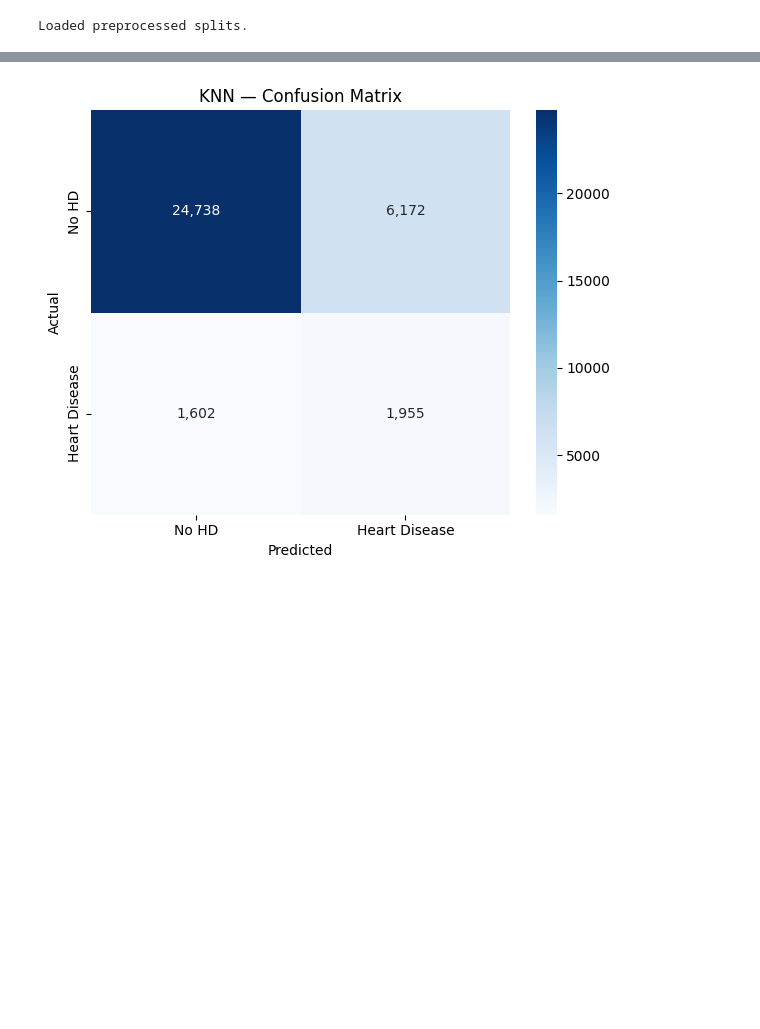
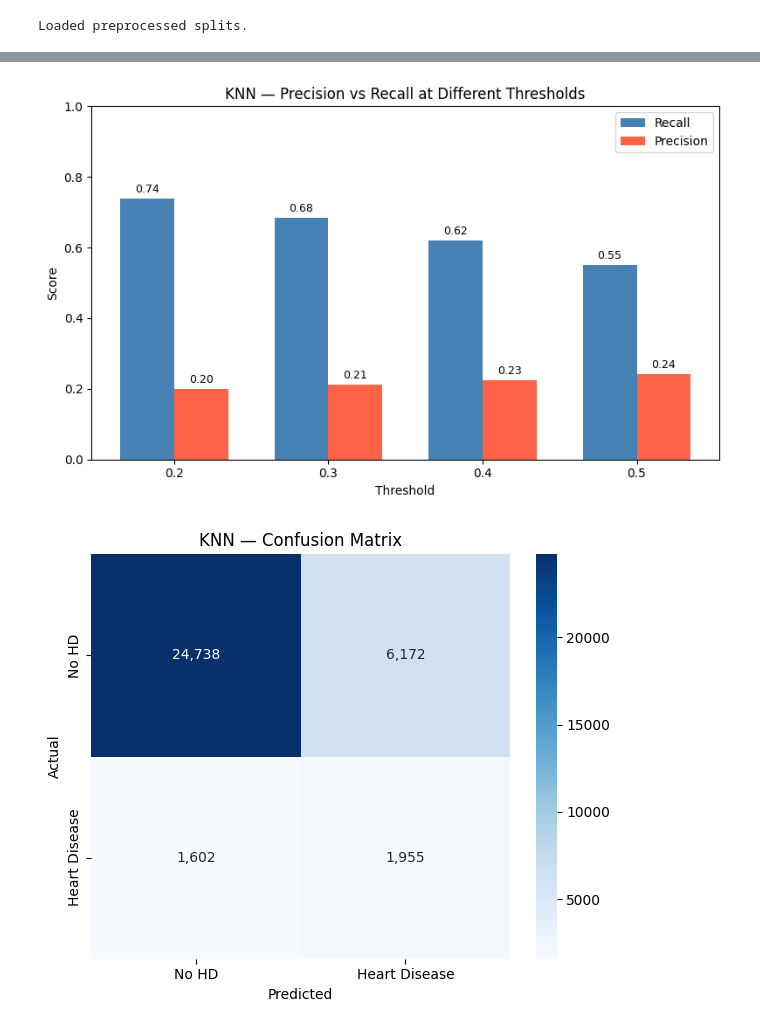
Before and after one commit to tsudhakar87/heart-health-ds4400, a Jupyter notebook: 03_knn_model.ipynb, the cells around one changed output, grey strips where cells are left out. Saved outputs shown, nothing was run; the diff lists cells and outputs as text; code cells hidden in the pictures; blank space fills up the shorter version.

```diff
--- a/03_knn_model.ipynb
+++ b/03_knn_model.ipynb
@@ -87,3 +121,32 @@ Recall:    0.5496
+# %%
+# Threshold Comparison Bar Chart
+thresholds_list = [0.2, 0.3, 0.4, 0.5]
+recalls_list = [0.7380, 0.6834, 0.6202, 0.5496]
+precisions_list = [0.1985, 0.2112, 0.2252, 0.2406]
+
+x = np.arange(len(thresholds_list))
+width = 0.35
+
+fig, ax = plt.subplots(figsize=(8, 5))
+bars1 = ax.bar(x - width/2, recalls_list, width, label='Recall', color='steelblue')
+bars2 = ax.bar(x + width/2, precisions_list, width, label='Precision', color='tomato')
+ax.set_xlabel('Threshold')
+ax.set_ylabel('Score')
+ax.set_title('KNN — Precision vs Recall at Different Thresholds')
+ax.set_xticks(x)
+ax.set_xticklabels([str(t) for t in thresholds_list])
+ax.legend()
+ax.set_ylim(0, 1)
+for bar in bars1:
+    ax.text(bar.get_x() + bar.get_width()/2, bar.get_height() + 0.01,
+            f'{bar.get_height():.2f}', ha='center', va='bottom', fontsize=9)
+for bar in bars2:
+    ax.text(bar.get_x() + bar.get_width()/2, bar.get_height() + 0.01,
+            f'{bar.get_height():.2f}', ha='center', va='bottom', fontsize=9)
+plt.tight_layout()
+plt.show()
+# %% [output]
+[figure, added]
 # %%
 #Confusion matrix
 fig, ax = plt.subplots(figsize=(6, 5))
```
Also changed, not shown: parts of 3 cells of this notebook, 2 other files.
